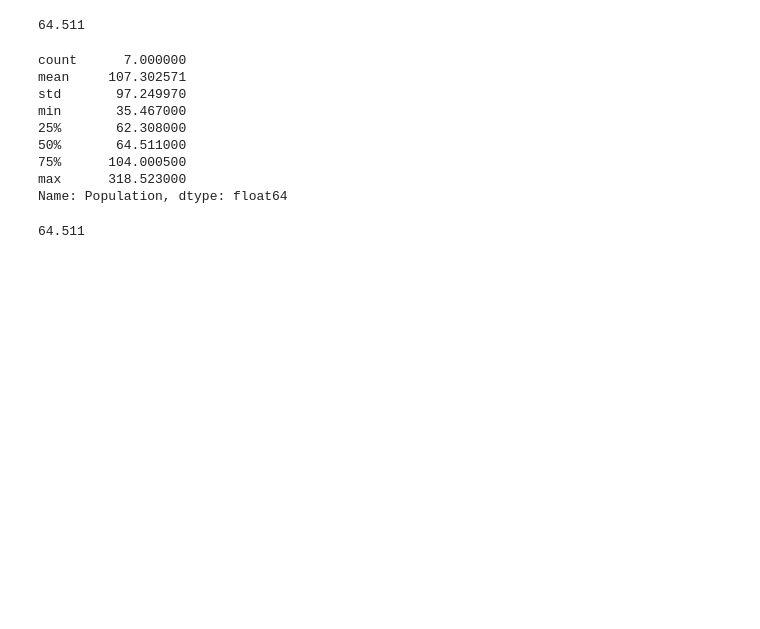
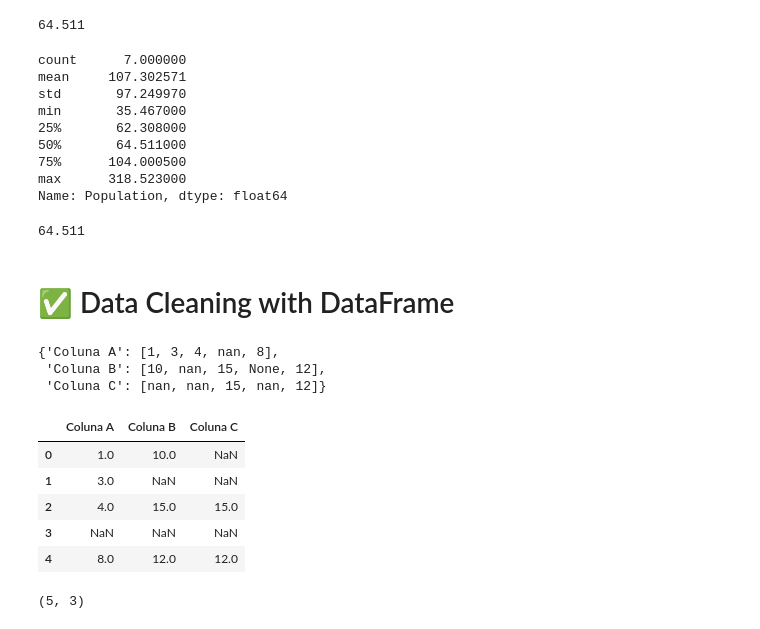
Before and after one commit to FranciniSantana/data-analysis-python-FreeCodeCamp, a Jupyter notebook: 2_Pandas__Data_Analysis_With_Python_freeCodeCamp.ipynb, the cells around one changed output. Drawn from its saved outputs; the diff is of its cells as text; code cells hidden in the pictures; blank space fills up the shorter version.

```diff
--- a/2_Pandas__Data_Analysis_With_Python_freeCodeCamp.ipynb
+++ b/2_Pandas__Data_Analysis_With_Python_freeCodeCamp.ipynb
@@ -735,3 +735,19 @@ Name: Population, dtype: float64
 population.quantile()
 # %% [output]
 64.511
+# %% [markdown]
+# ✅ Data Cleaning with DataFrame
+# %%
+from numpy.lib.type_check import nan_to_num
+# criando um dataFrame básicão só para conseguir aplicar as funções de data cleaning
+
+dfb = {'Coluna A':[1,3,4,np.nan,8],
+       'Coluna B':[10,np.nan,15,None,12],
+       'Coluna C':[np.nan,np.nan,15,np.nan,12]
+
+       }
+dfb
+# %% [output]
+{'Coluna A': [1, 3, 4, nan, 8],
+ 'Coluna B': [10, nan, 15, None, 12],
+ 'Coluna C': [nan, nan, 15, nan, 12]}
@@ -737,0 +756,13 @@ population.quantile()
+# %%
+tabela
+# %% [output]
+|  | Coluna A | Coluna B | Coluna C |
+| 0 | 1.0 | 10.0 | NaN |
+| 1 | 3.0 | NaN | NaN |
+| 2 | 4.0 | 15.0 | 15.0 |
+| 3 | NaN | NaN | NaN |
+| 4 | 8.0 | 12.0 | 12.0 |
+# %%
+tabela.shape # quantidade de linhas, quantidade de coluna. | https://pandas.pydata.org/pandas-docs/stable/reference/api/pandas.DataFrame.shape.html
+# %% [output]
+(5, 3)
```
Also changed, not shown: parts of 11 cells of this notebook.
